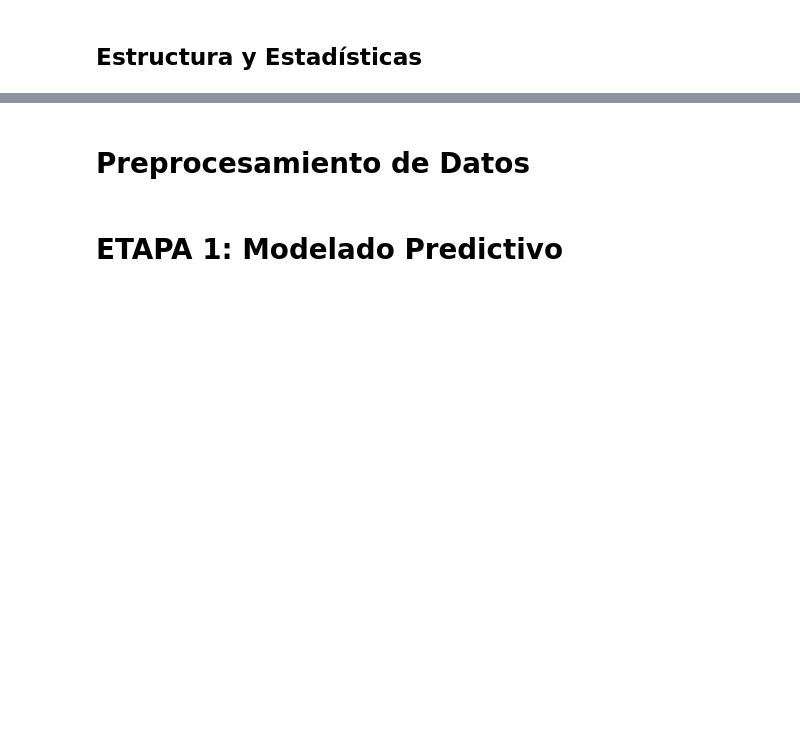
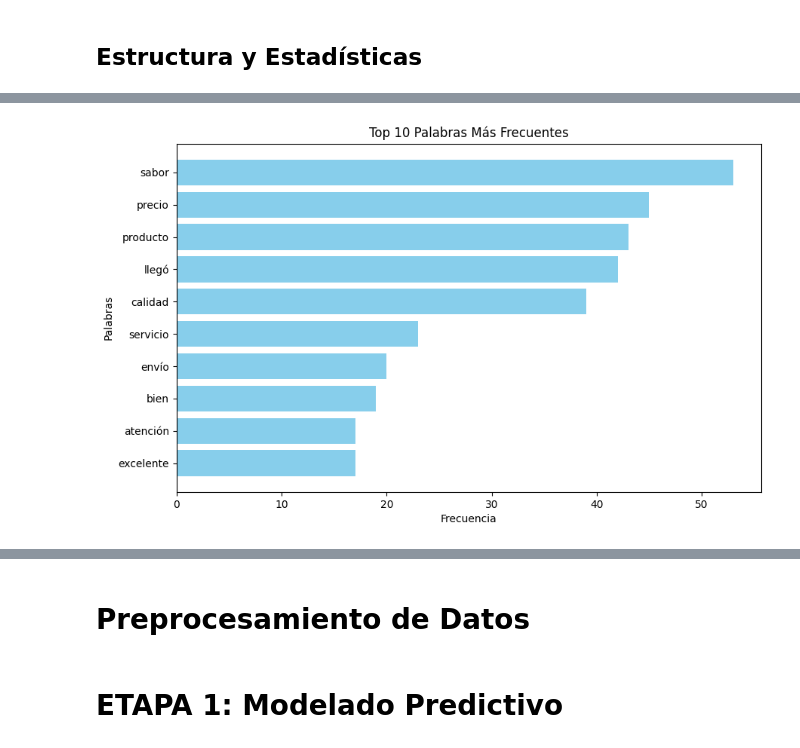
Before and after one commit to Dantelarroy/suplements-chatbot, a Jupyter notebook: Supplements_chatbot.ipynb, the cells around one changed output, grey strips where cells are left out. Saved outputs shown, nothing was run; the diff lists cells and outputs as text; code cells hidden in the pictures; blank space fills up the shorter version.

```diff
--- a/Supplements_chatbot.ipynb
+++ b/Supplements_chatbot.ipynb
@@ -112,0 +339,29 @@ df_supplements.head()
+# %%
+# CountVectorizer para complementar el ánalisis de las palabras más frecuentes
+
+# Inicializamos el CountVectorizer sin el parámetro stop_words
+vectorizer = CountVectorizer(max_features=10)
+
+# Aplicamos el vectorizer a los textos del DataFrame
+X = vectorizer.fit_transform(df_supplements['Texto'])
+
+# Obtenemos las palabras y sus frecuencias
+palabras = vectorizer.get_feature_names_out()
+frecuencias = X.toarray().sum(axis=0)
+
+# Creamos un DataFrame para visualizar las palabras más frecuentes
+df_palabras = pd.DataFrame({'Palabra': palabras, 'Frecuencia': frecuencias})
+
+# Ordenamos el DataFrame por frecuencia en orden descendente
+df_palabras = df_palabras.sort_values(by='Frecuencia', ascending=False)
+
+# Visualizamos las top 10 palabras más frecuentes
+plt.figure(figsize=(10, 6))
+plt.barh(df_palabras['Palabra'], df_palabras['Frecuencia'], color='skyblue')
+plt.title('Top 10 Palabras Más Frecuentes')
+plt.xlabel('Frecuencia')
+plt.ylabel('Palabras')
+plt.gca().invert_yaxis()  # Para que la palabra más frecuente esté arriba
+plt.show()
+# %% [output]
+[figure, added]
```
Also changed, not shown: parts of 48 cells of this notebook.
